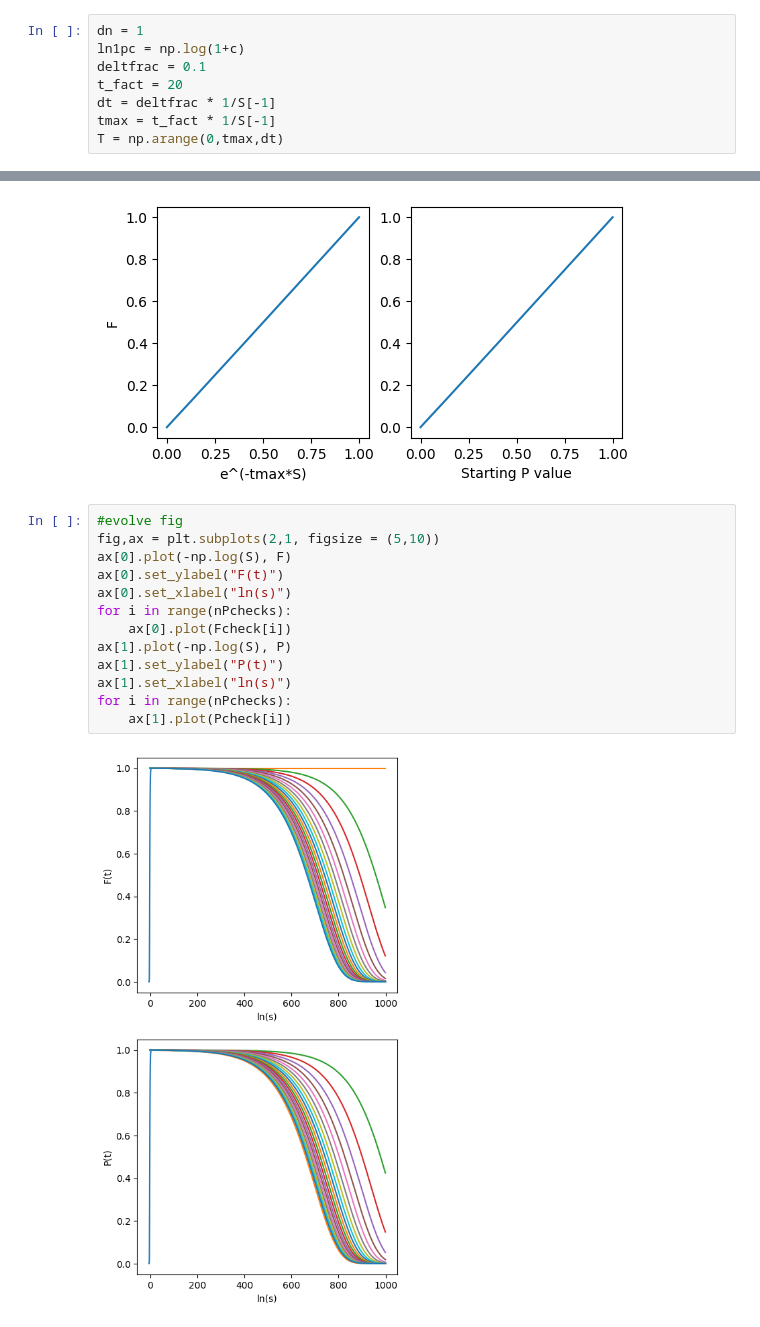
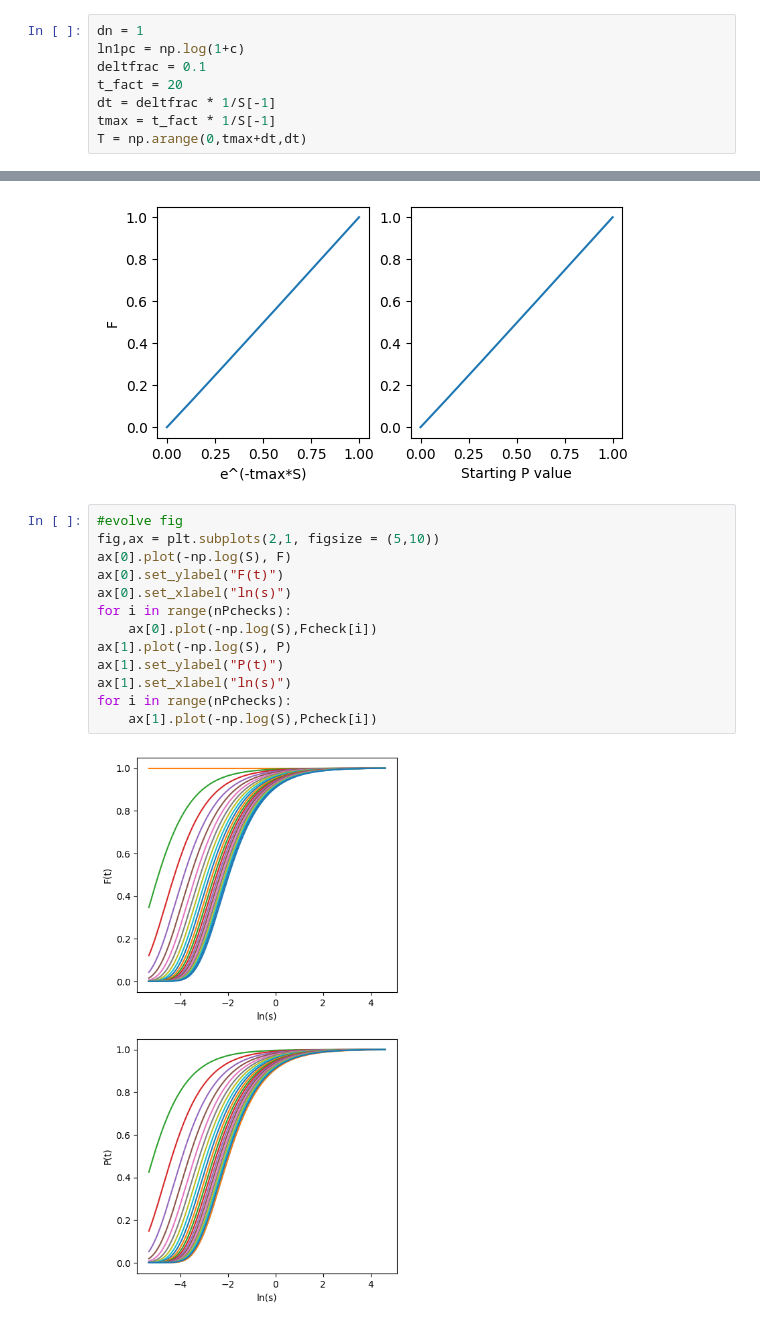
Before and after one commit to advil4rent/frasier, a Jupyter notebook: PDE_new.ipynb, the cells around one changed output, grey strips where cells are left out. Drawn from its saved outputs; the diff is of its cells as text.

```diff
--- a/PDE_new.ipynb
+++ b/PDE_new.ipynb
@@ -14,7 +14,7 @@ deltfrac = 0.1
 t_fact = 20
 dt = deltfrac * 1/S[-1]
 tmax = t_fact * 1/S[-1]
-T = np.arange(0,tmax,dt)
+T = np.arange(0,tmax+dt,dt)
 # %%
 nPchecks = 20
 Pchecktime = tmax*np.arange(0,nPchecks)/(nPchecks)
@@ -92,16 +94,16 @@ ax[1].set_xlabel("Starting P value"); #which is also exp(-tmax*Svals)
 # %%
 #evolve fig
 fig,ax = plt.subplots(2,1, figsize = (5,10))
 ax[0].plot(-np.log(S), F)
 ax[0].set_ylabel("F(t)")
 ax[0].set_xlabel("ln(s)")
 for i in range(nPchecks):
-    ax[0].plot(Fcheck[i])
+    ax[0].plot(-np.log(S),Fcheck[i])
 ax[1].plot(-np.log(S), P)
 ax[1].set_ylabel("P(t)")
 ax[1].set_xlabel("ln(s)")
 for i in range(nPchecks):
-    ax[1].plot(Pcheck[i])
+    ax[1].plot(-np.log(S),Pcheck[i])
 # %% [output]
-[figure, old version]
+[figure, new version]
 # %%
```
Also changed, not shown: parts of 4 cells of this notebook.
